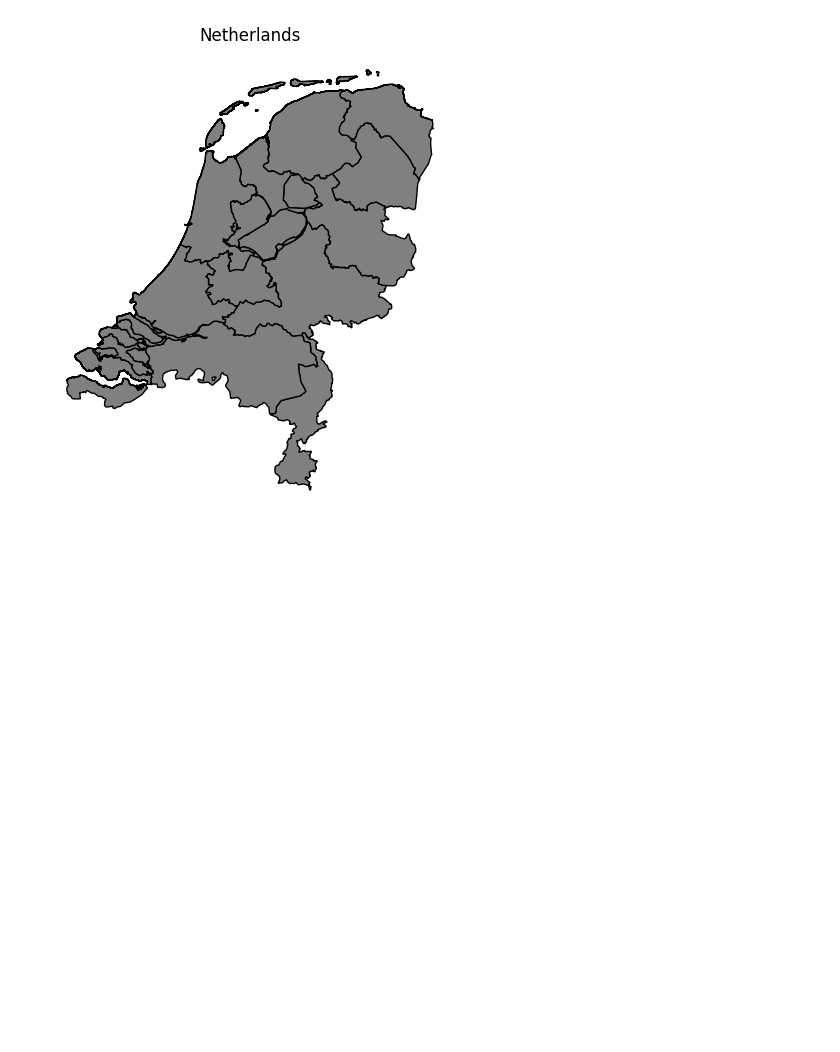
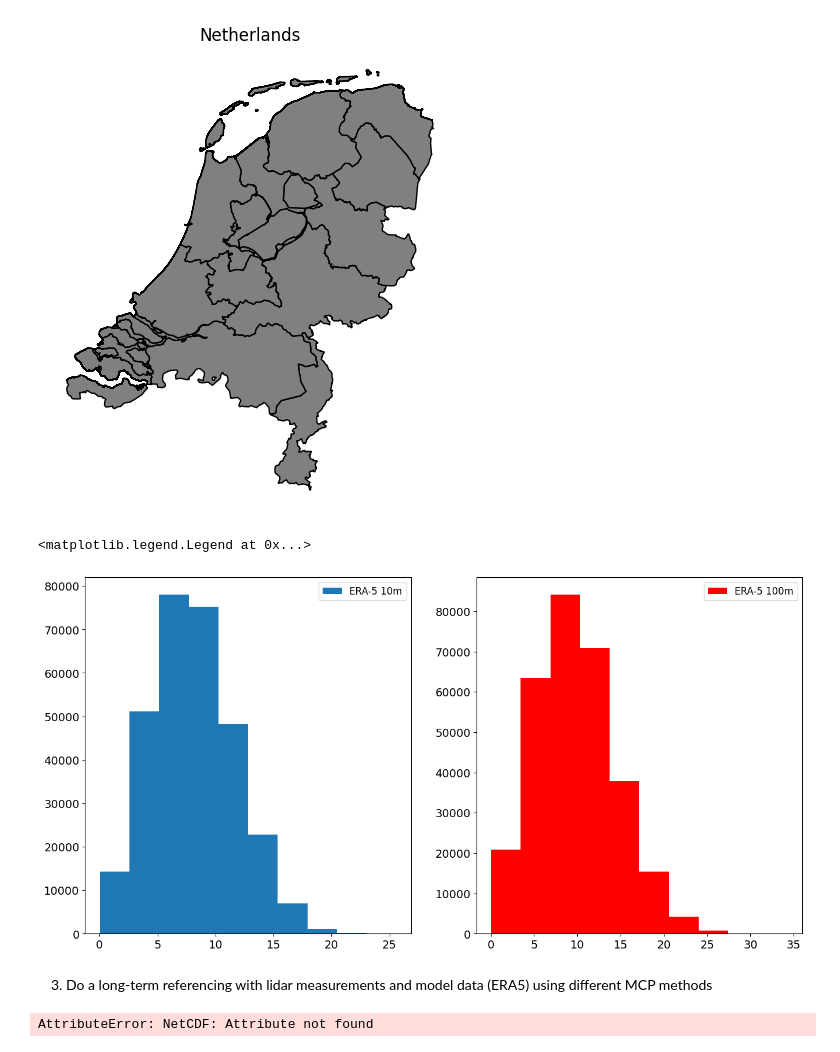
Before and after one commit to prof-abdelrahman/Yield-Predictions-for-German-Offshore-Tenders-2024, a Jupyter notebook: Yield Predictions for German Offshore Tenders 2024.ipynb, the cells around one changed output. Saved outputs shown, nothing was run; the diff lists cells and outputs as text; code cells hidden in the pictures; blank space fills up the shorter version.

```diff
--- a/Yield Predictions for German Offshore Tenders 2024.ipynb
+++ b/Yield Predictions for German Offshore Tenders 2024.ipynb
@@ -62,6 +178,10 @@ filelist = glob.glob(f'reanalysis/ERA5*')
 for i in filelist:
     listEra.append(pd.read_csv(i,encoding='utf-8',header=0,parse_dates=['Time [UTC]']))  # header 0 because the first row is the header, encoding='utf-8' because the file is in utf-8 format, parse_dates=['Time [UTC]'] because the time column is in datetime format
 era5_data = pd.concat(listEra) # Concatenate all the files into one dataframe
+
+# wind speed calculations
+era5_data['ws100'] = np.sqrt(era5_data['u100']**2 + era5_data['v100']**2)
+era5_data['ws10'] = np.sqrt(era5_data['u10']**2 + era5_data['v10']**2)
 # %%
 # Geometric turbine coordinates for the areas of interest N-9.1/N-9.2/N-9.3
 area_n91 = pd.read_csv('turbine-info/coordinates/area_of_interest/layout-N-9.1.geom.csv')
@@ -180,3 +300,21 @@ ax.set_title(f"Netherlands")
 plt.show()
 # %% [output]
 [figure]
+# %%
+# Era5 Data Plot
+fig = plt.figure(figsize=(16,8))
+fig.add_subplot(121)
+plt.hist(era5_data['ws10'],label='ERA-5 10m')
+plt.xticks(fontsize= 14)
+plt.yticks(fontsize= 14)
+plt.legend(fontsize= 12)
+
+fig.add_subplot(122)
+plt.hist(era5_data['ws100'],label='ERA-5 100m',color='red')
+#plt.xlabel('Sea ice extent',fontsize= 14)
+plt.xticks(fontsize= 14)
+plt.yticks(fontsize= 14)
+plt.legend(fontsize= 12)
+# %% [output]
+<matplotlib.legend.Legend at 0x...>
+[figure, added]
@@ -182,0 +325,30 @@ plt.show()
+# %% [markdown]
+3. Do a long-term referencing with lidar measurements and model data (ERA5) using different MCP methods
+# %%
+# Do a long-term referencing with lidar measurements and model data (ERA5) using different MCP methods
+
+# Perform long-term referencing using different MCP methods
+methods = ['mean', 'median', 'mode', 'max', 'min']
+referenced_data = {}
+
+for method in methods:
+    if method == 'mean':
+        referenced_data[method] = era5_data.mean() - lidar_data_1.mean()
+    elif method == 'median':
+        referenced_data[method] = np.median(era5_data) - np.median(lidar_data_1)
+    elif method == 'mode':
+        referenced_data[method] = stats.mode(era5_data)[0][0] - stats.mode(lidar_data_1)[0][0]
+    elif method == 'max':
+        referenced_data[method] = era5_data.max() - lidar_data_1.max()
+    elif method == 'min':
+        referenced_data[method] = era5_data.min() - lidar_data_1.min()
+
+# Plot the referenced data
+fig, ax = plt.subplots()
+for method, data in referenced_data.items():
+    ax.plot(data, label=method)
+
+ax.legend()
+plt.show()
+# %% [output]
+AttributeError: NetCDF: Attribute not found
```
Also changed, not shown: parts of 14 cells of this notebook.
